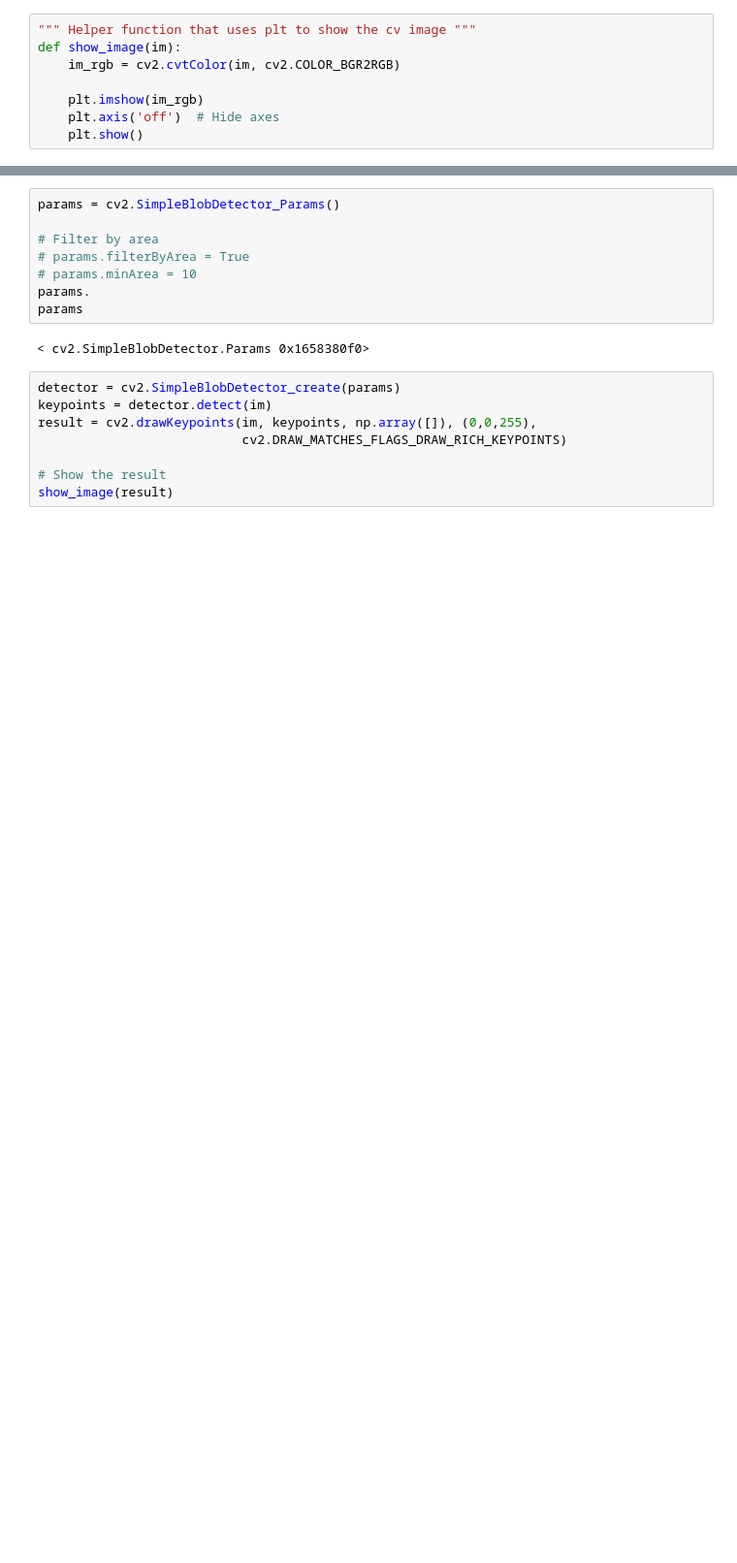
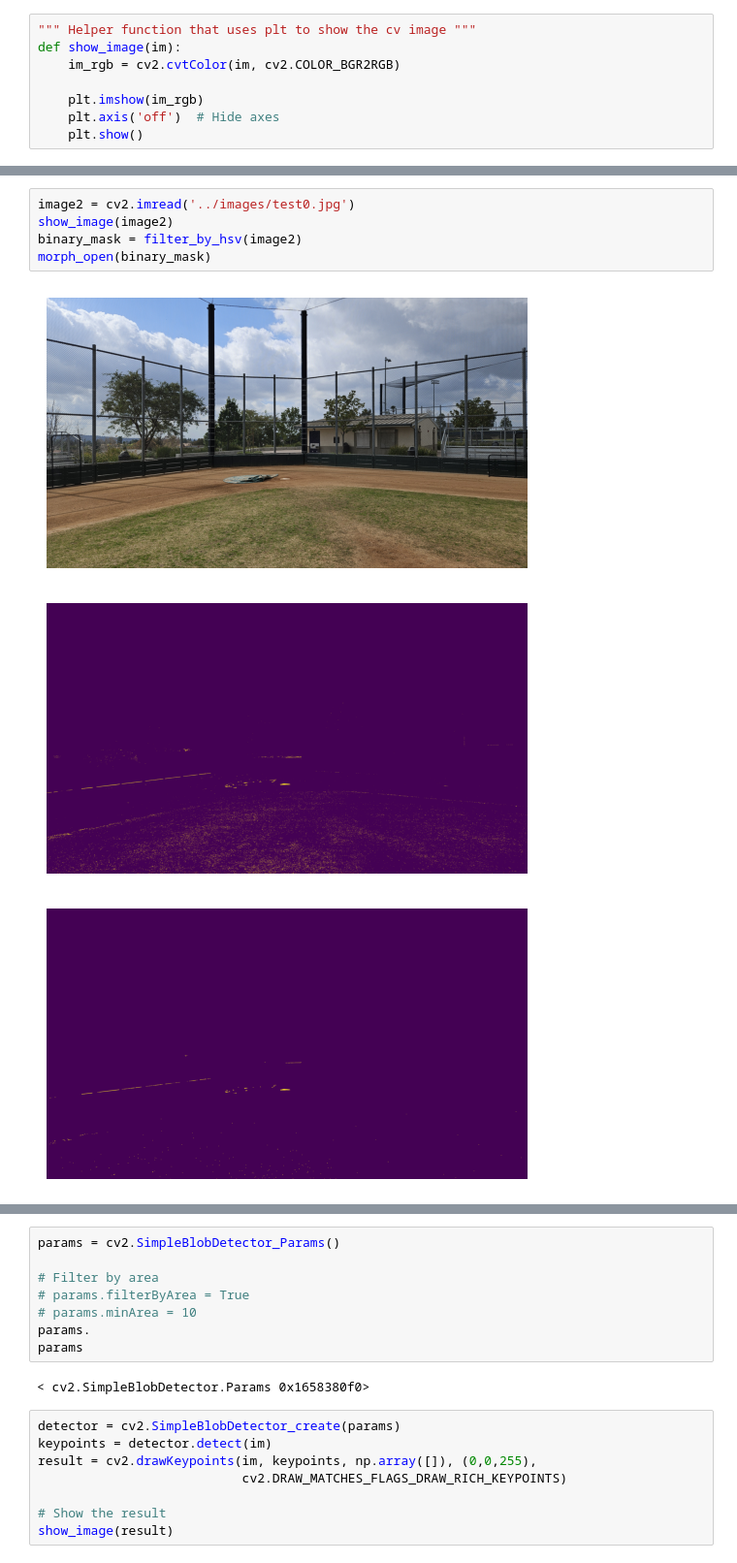
Before and after one commit to amyxjhuang/homeplate, a Jupyter notebook: python/blob_detection.ipynb, the cells around one changed output, grey strips where cells are left out. Shown at 97% size. Drawn from its saved outputs; the diff is of its cells as text; blank space fills up the shorter version.

```diff
--- a/python/blob_detection.ipynb
+++ b/python/blob_detection.ipynb
@@ -77,0 +95,9 @@ filter_by_hsv(im)
+# %%
+image2 = cv2.imread('../images/test0.jpg')
+show_image(image2)
+binary_mask = filter_by_hsv(image2)
+morph_open(binary_mask)
+# %% [output]
+[figure, added]
+[figure, added]
+[figure, added]
```
Also changed, not shown: parts of 4 cells of this notebook.
